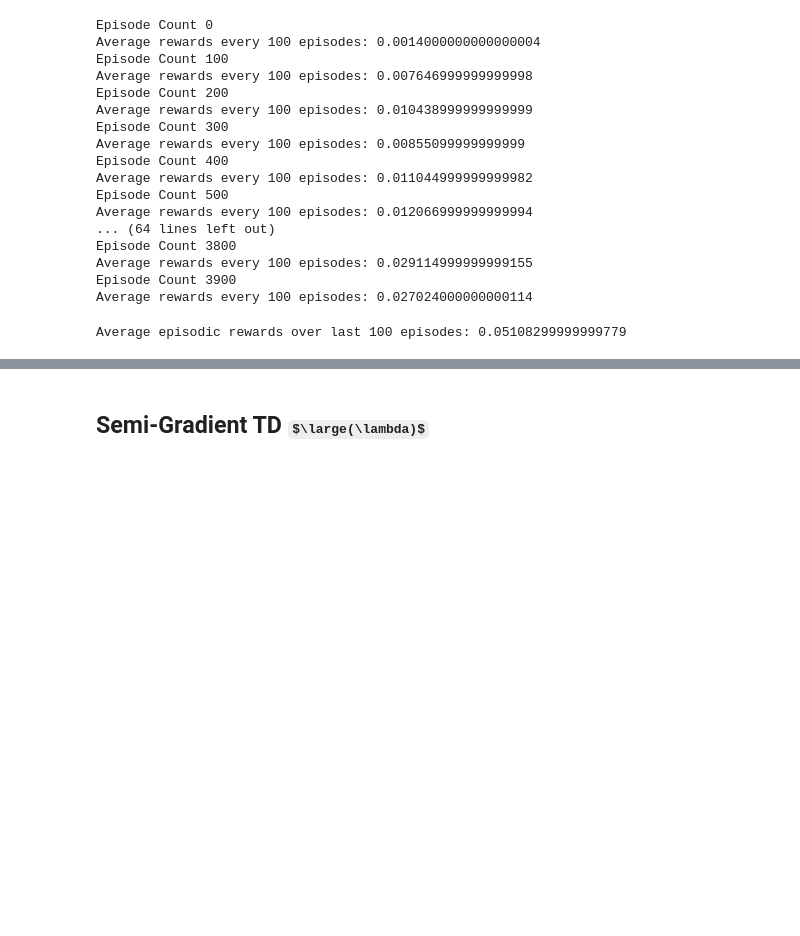
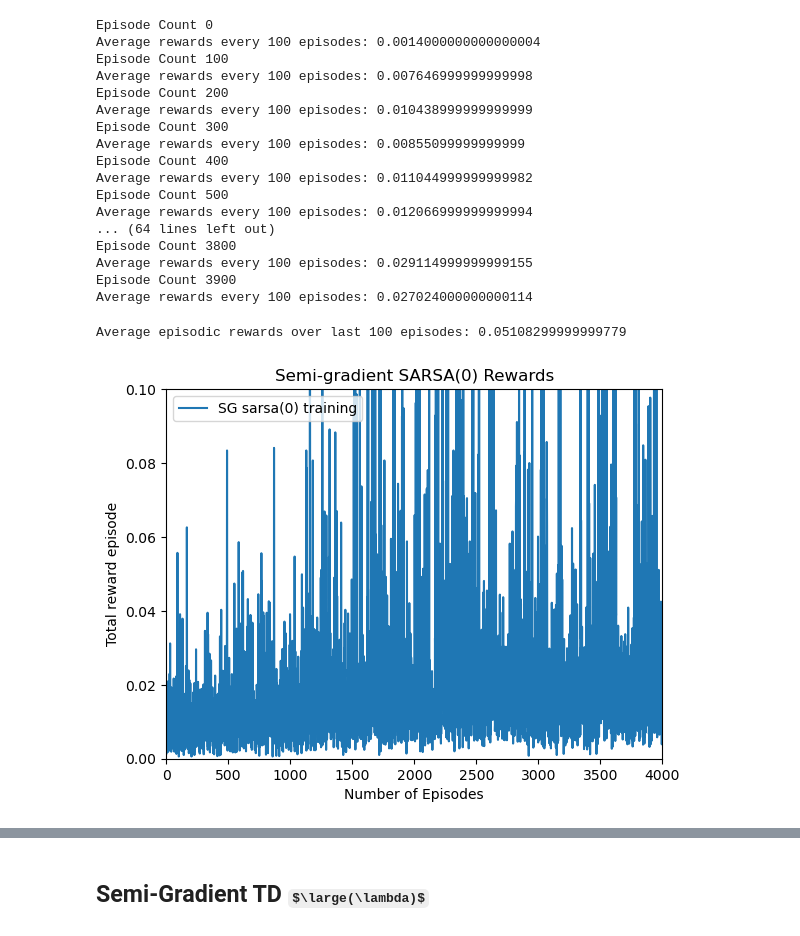
Before and after one commit to pam1202g/SIT796RL, a Jupyter notebook: SG-Sarsa-Frozen-Lake.ipynb, the cells around one changed output, grey strips where cells are left out. Saved outputs shown, nothing was run; the diff lists cells and outputs as text; code cells hidden in the pictures; some formulas as TeX source; blank space fills up the shorter version.

```diff
--- a/SG-Sarsa-Frozen-Lake.ipynb
+++ b/SG-Sarsa-Frozen-Lake.ipynb
@@ -168,4 +168,8 @@ def plot_values(episode_count, sarsa0_episode_rewards, title):
     plt.title(title)
     plt.legend()
     plt.show()
+# %%
+plot_values(4000, episodic_rewards[-4000:],'Semi-gradient SARSA(0) Rewards', 0.1)
+# %% [output]
+[figure, added]
 # %%
```
Also changed, not shown: parts of 4 cells of this notebook.
